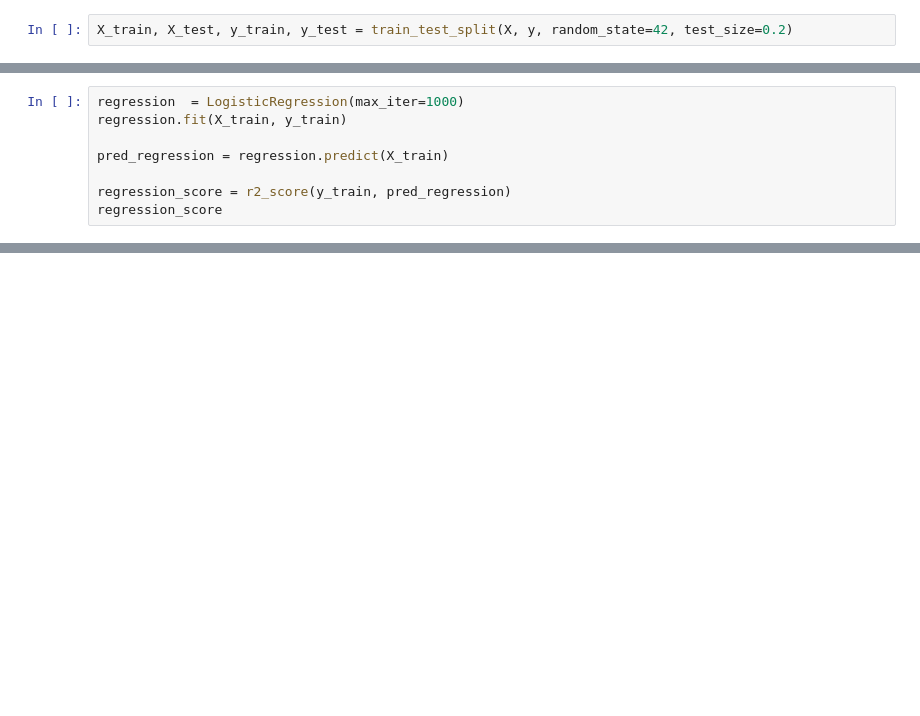
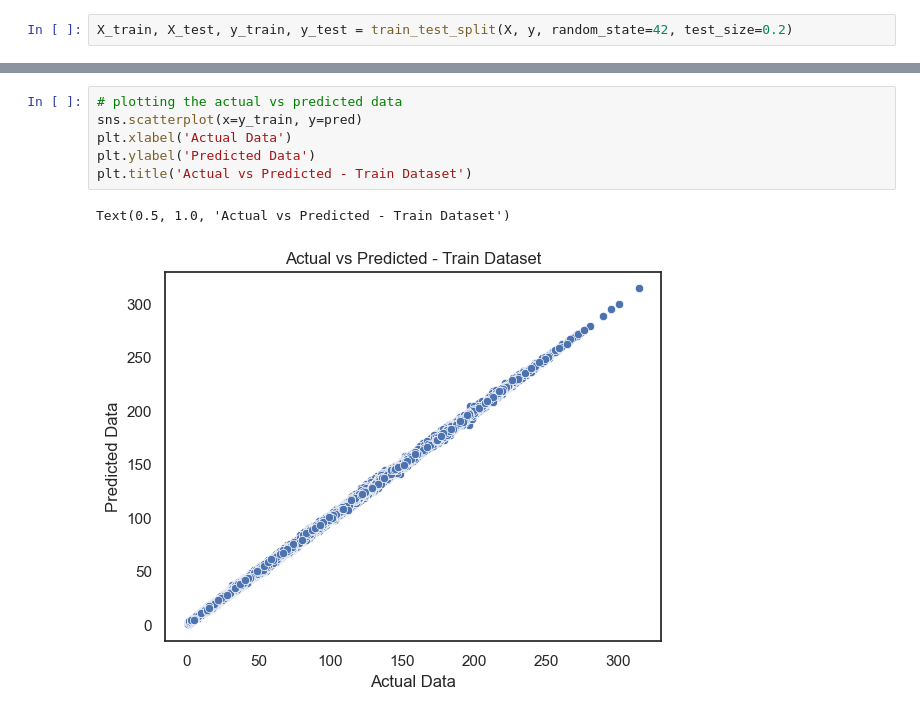
Before and after one commit to adamsdossantos/calories, a Jupyter notebook: calories_burn.ipynb, the cells around one changed output, grey strips where cells are left out. Saved outputs shown, nothing was run; the diff lists cells and outputs as text; blank space fills up the shorter version.

```diff
--- a/calories_burn.ipynb
+++ b/calories_burn.ipynb
@@ -209,8 +193,0 @@ from sklearn.linear_model import LogisticRegression
-# %%
-regression  = LogisticRegression(max_iter=1000)
-regression.fit(X_train, y_train)
-
-pred_regression = regression.predict(X_train)
-
-regression_score = r2_score(y_train, pred_regression)
-regression_score
@@ -225,0 +208,9 @@ Please also refer to the documentation for alternative solver options:
+# %%
+# plotting the actual vs predicted data
+sns.scatterplot(x=y_train, y=pred)
+plt.xlabel('Actual Data')
+plt.ylabel('Predicted Data')
+plt.title('Actual vs Predicted - Train Dataset')
+# %% [output]
+Text(0.5, 1.0, 'Actual vs Predicted - Train Dataset')
+[figure, added]
```
Also changed, not shown: parts of 51 cells of this notebook.
